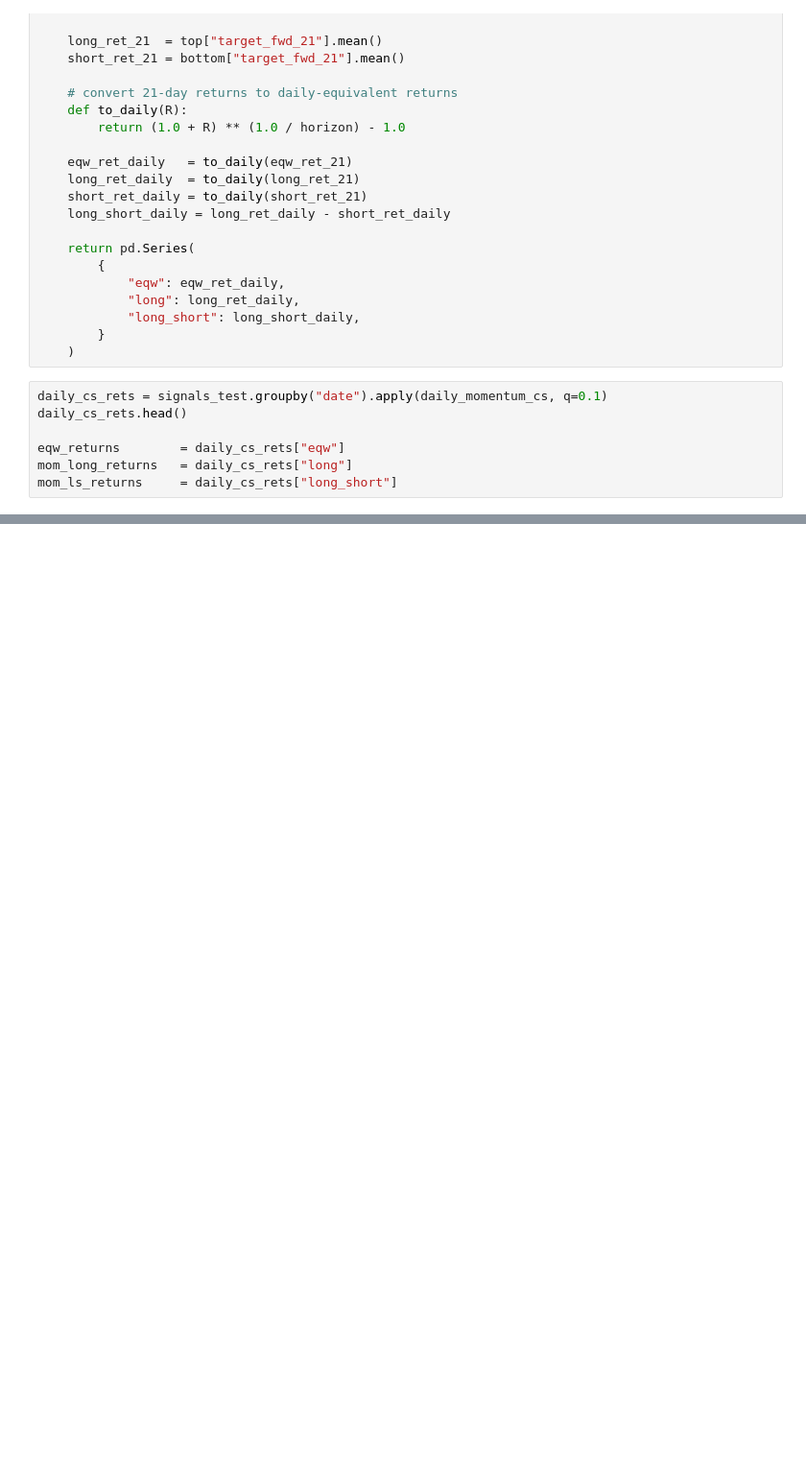
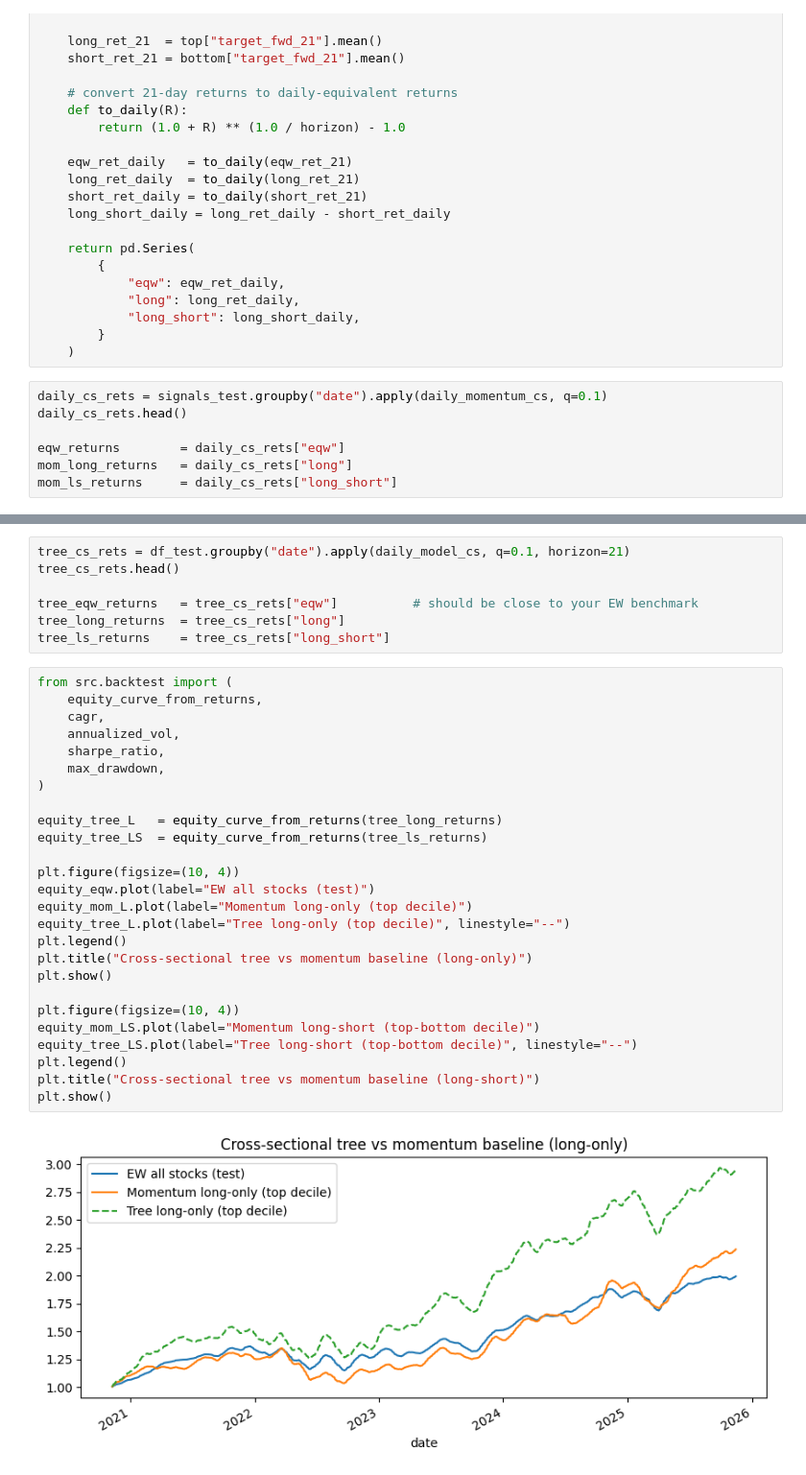
Before and after one commit to ML-Enthusiast-de/Quant_coding, a Jupyter notebook: notebooks/04_cross_sectional_sp500.ipynb, the cells around one changed output, grey strips where cells are left out. Shown at 96% size. Drawn from its saved outputs; the diff is of its cells as text; blank space fills up the shorter version.

Commit message:
Added a cross-sectional S&P 500 tree model that ranks stocks by predicted 21-day return and backtests long-only and long-short portfolios against a simple momentum baseline.

```diff
--- a/notebooks/04_cross_sectional_sp500.ipynb
+++ b/notebooks/04_cross_sectional_sp500.ipynb
@@ -248,0 +337,35 @@ metrics_cs
+# %%
+tree_cs_rets = df_test.groupby("date").apply(daily_model_cs, q=0.1, horizon=21)
+tree_cs_rets.head()
+
+tree_eqw_returns   = tree_cs_rets["eqw"]          # should be close to your EW benchmark
+tree_long_returns  = tree_cs_rets["long"]
+tree_ls_returns    = tree_cs_rets["long_short"]
+# %%
+from src.backtest import (
+    equity_curve_from_returns,
+    cagr,
+    annualized_vol,
+    sharpe_ratio,
+    max_drawdown,
+)
+
+equity_tree_L   = equity_curve_from_returns(tree_long_returns)
+equity_tree_LS  = equity_curve_from_returns(tree_ls_returns)
+
+plt.figure(figsize=(10, 4))
+equity_eqw.plot(label="EW all stocks (test)")
+equity_mom_L.plot(label="Momentum long-only (top decile)")
+equity_tree_L.plot(label="Tree long-only (top decile)", linestyle="--")
+plt.legend()
+plt.title("Cross-sectional tree vs momentum baseline (long-only)")
+plt.show()
+
+plt.figure(figsize=(10, 4))
+equity_mom_LS.plot(label="Momentum long-short (top-bottom decile)")
+equity_tree_LS.plot(label="Tree long-short (top-bottom decile)", linestyle="--")
+plt.legend()
+plt.title("Cross-sectional tree vs momentum baseline (long-short)")
+plt.show()
+# %% [output]
+[figure, added]
```
Also changed, not shown: parts of 12 cells of this notebook.
